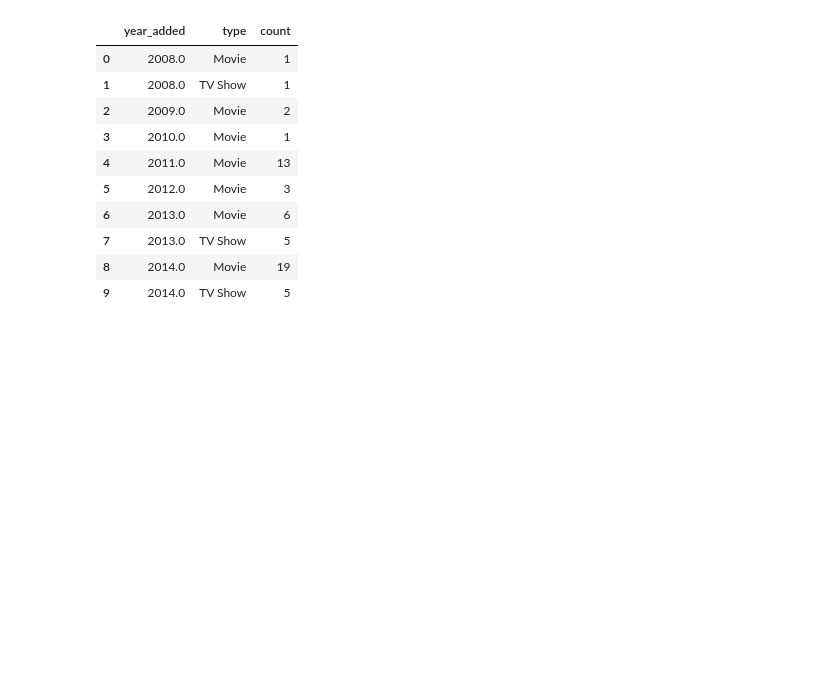
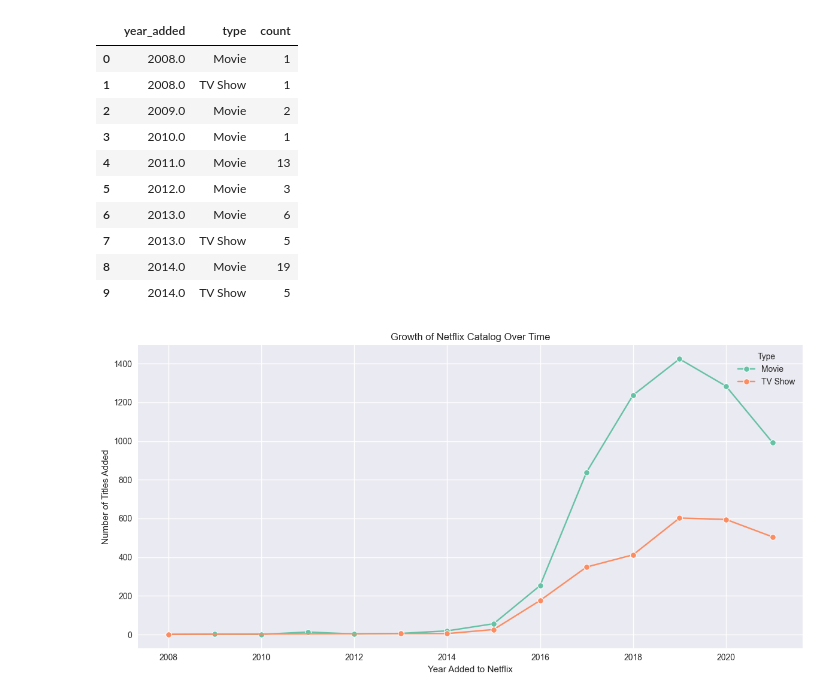
Before and after one commit to JJJJordy/netflix-data-analysis, a Jupyter notebook: notebooks/03_exploratory_data_analysis.ipynb, the cells around one changed output. Saved outputs shown, nothing was run; the diff lists cells and outputs as text; code cells hidden in the pictures; blank space fills up the shorter version.

```diff
--- a/notebooks/03_exploratory_data_analysis.ipynb
+++ b/notebooks/03_exploratory_data_analysis.ipynb
@@ -37,3 +42,17 @@ titles_per_year.head(10)
 | 7 | 2013.0 | TV Show | 5 |
 | 8 | 2014.0 | Movie | 19 |
 | 9 | 2014.0 | TV Show | 5 |
+# %%
+# Line plot (stacked) (Part 4.1)
+
+plt.figure(figsize=(12,6))
+sns.lineplot(data=titles_per_year, x="year_added", y="count", hue="type", marker="o")
+
+plt.title("Growth of Netflix Catalog Over Time")
+plt.xlabel("Year Added to Netflix")
+plt.ylabel("Number of Titles Added")
+plt.legend(title="Type")
+plt.tight_layout()
+plt.show()
+# %% [output]
+[figure, added]
```
Also changed, not shown: parts of 7 cells of this notebook, 5 other files.
